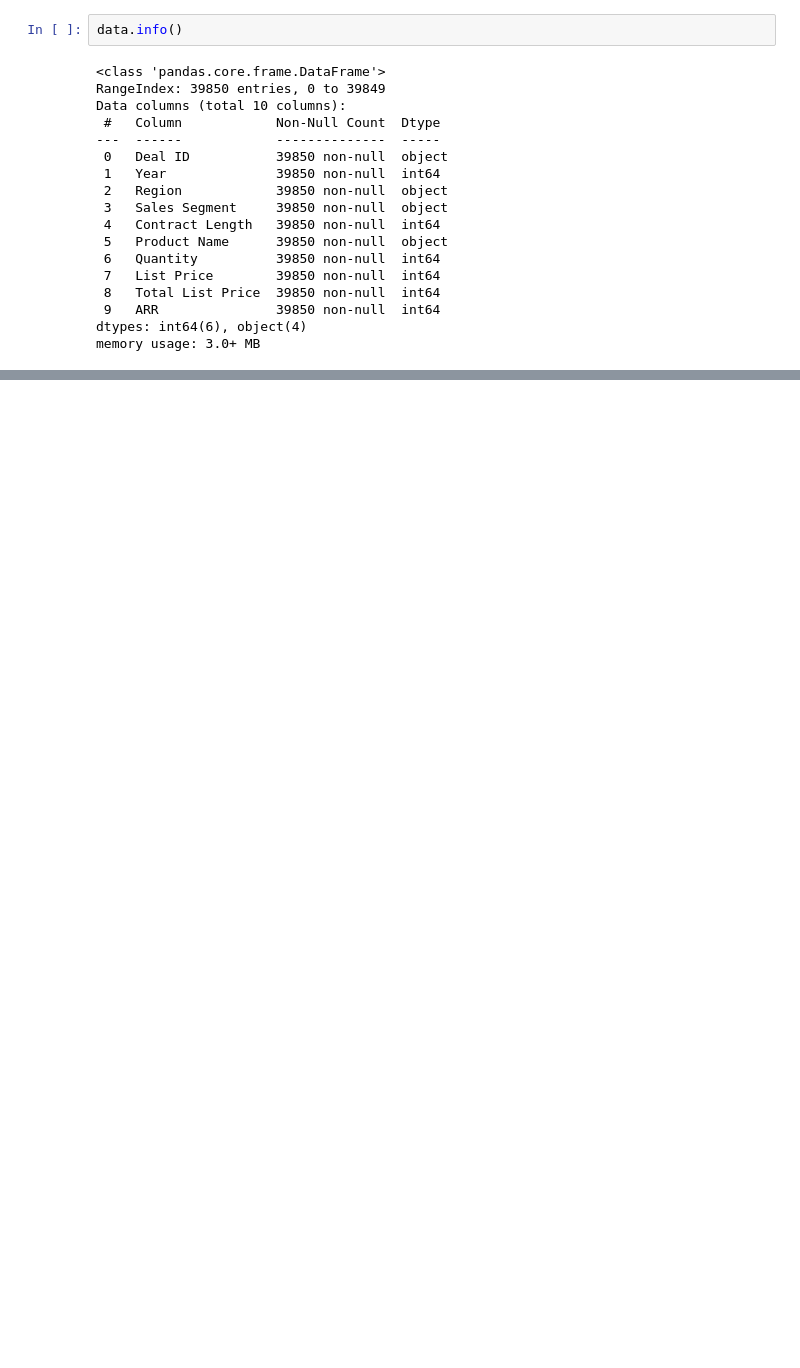
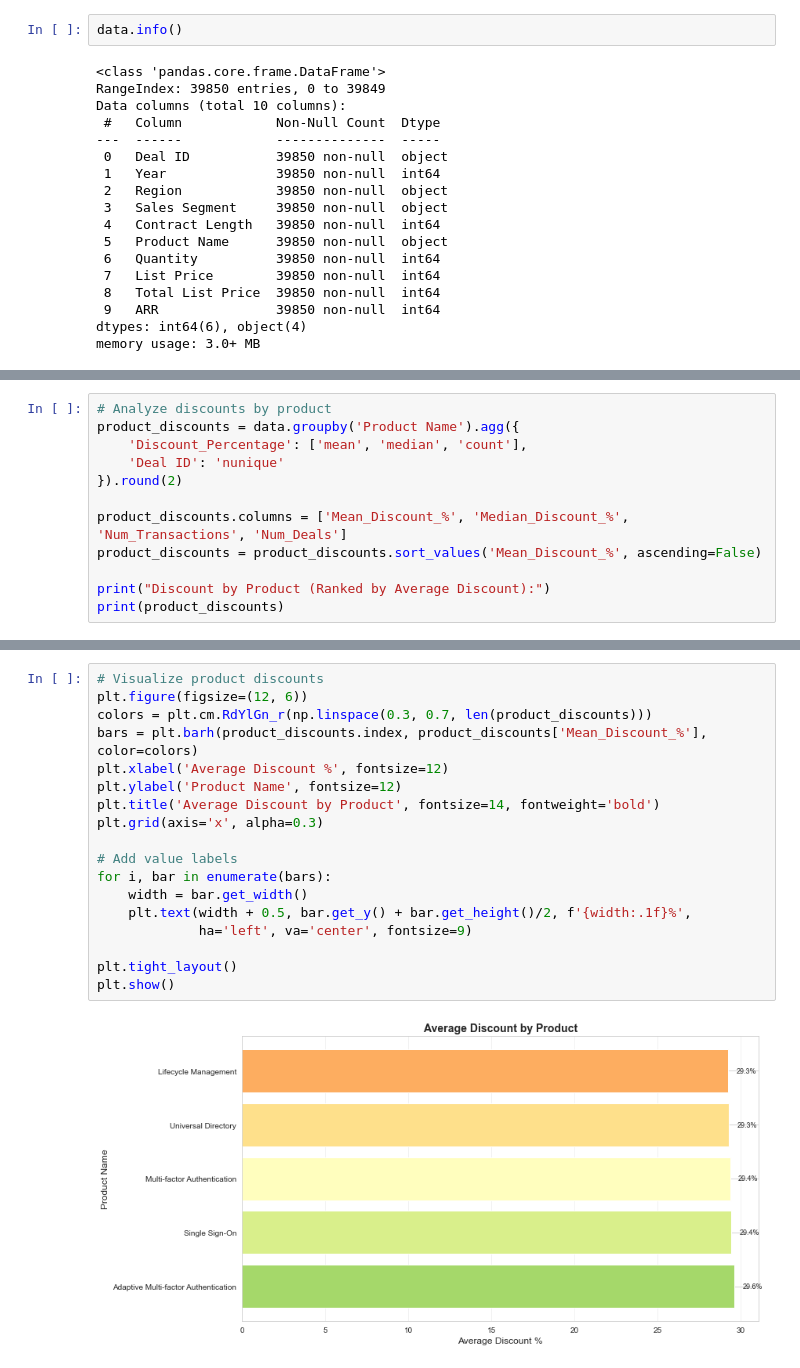
Before and after one commit to juileebhosale/Pricing_Discount_Strategy, a Jupyter notebook: Solution_notebook.ipynb, the cells around one changed output, grey strips where cells are left out. Cells and saved outputs as stored; diff of their text form; blank space fills up the shorter version.

```diff
--- a/Solution_notebook.ipynb
+++ b/Solution_notebook.ipynb
@@ -36,0 +215,12 @@ memory usage: 3.0+ MB
+# %%
+# Analyze discounts by product
+product_discounts = data.groupby('Product Name').agg({
+    'Discount_Percentage': ['mean', 'median', 'count'],
+    'Deal ID': 'nunique'
+}).round(2)
+
+product_discounts.columns = ['Mean_Discount_%', 'Median_Discount_%', 'Num_Transactions', 'Num_Deals']
+product_discounts = product_discounts.sort_values('Mean_Discount_%', ascending=False)
+
+print("Discount by Product (Ranked by Average Discount):")
+print(product_discounts)
@@ -36,0 +244,20 @@ memory usage: 3.0+ MB
+# %%
+# Visualize product discounts
+plt.figure(figsize=(12, 6))
+colors = plt.cm.RdYlGn_r(np.linspace(0.3, 0.7, len(product_discounts)))
+bars = plt.barh(product_discounts.index, product_discounts['Mean_Discount_%'], color=colors)
+plt.xlabel('Average Discount %', fontsize=12)
+plt.ylabel('Product Name', fontsize=12)
+plt.title('Average Discount by Product', fontsize=14, fontweight='bold')
+plt.grid(axis='x', alpha=0.3)
+
+# Add value labels
+for i, bar in enumerate(bars):
+    width = bar.get_width()
+    plt.text(width + 0.5, bar.get_y() + bar.get_height()/2, f'{width:.1f}%',
+             ha='left', va='center', fontsize=9)
+
+plt.tight_layout()
+plt.show()
+# %% [output]
+[figure, added]
```
Also changed, not shown: parts of 4 cells of this notebook.
